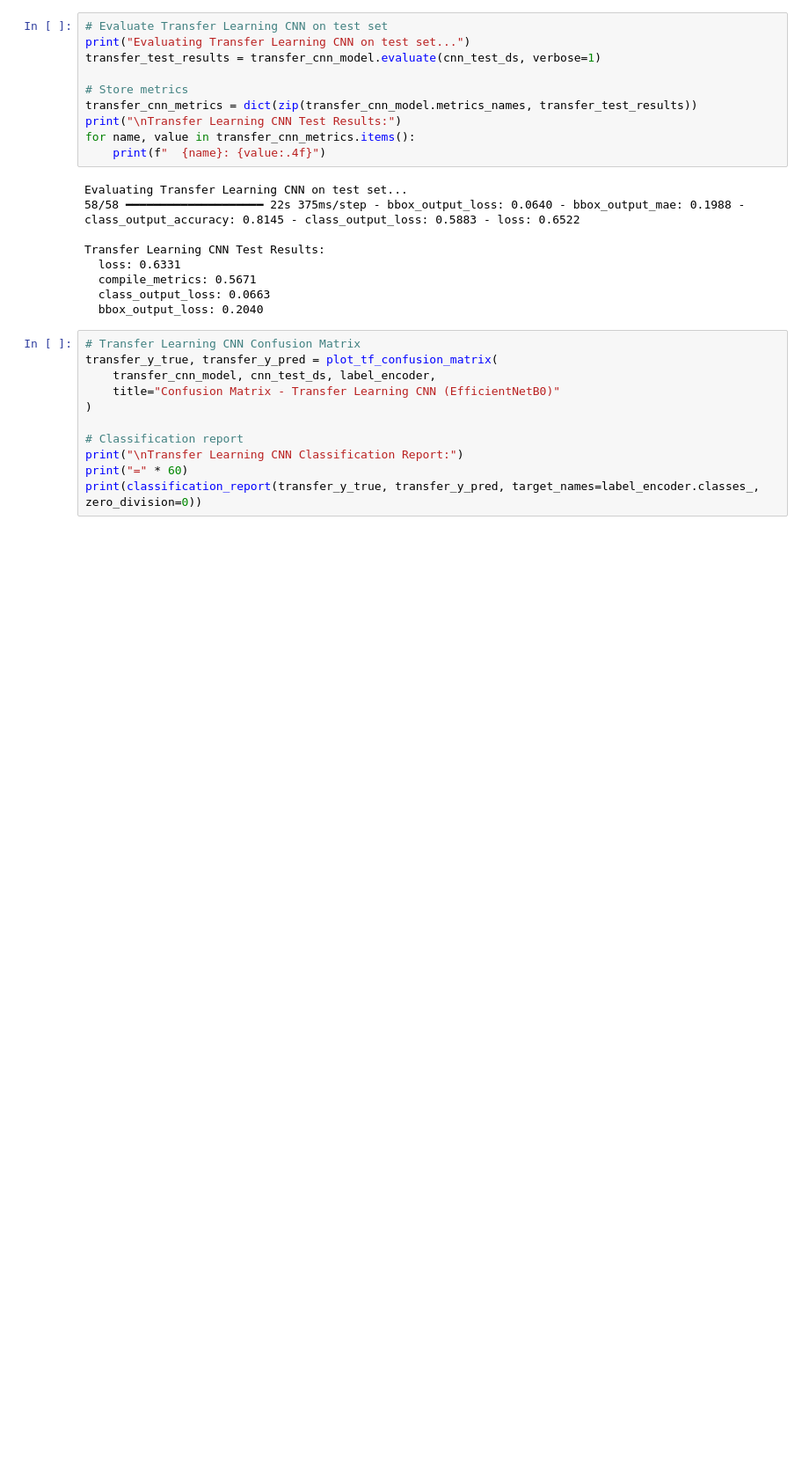
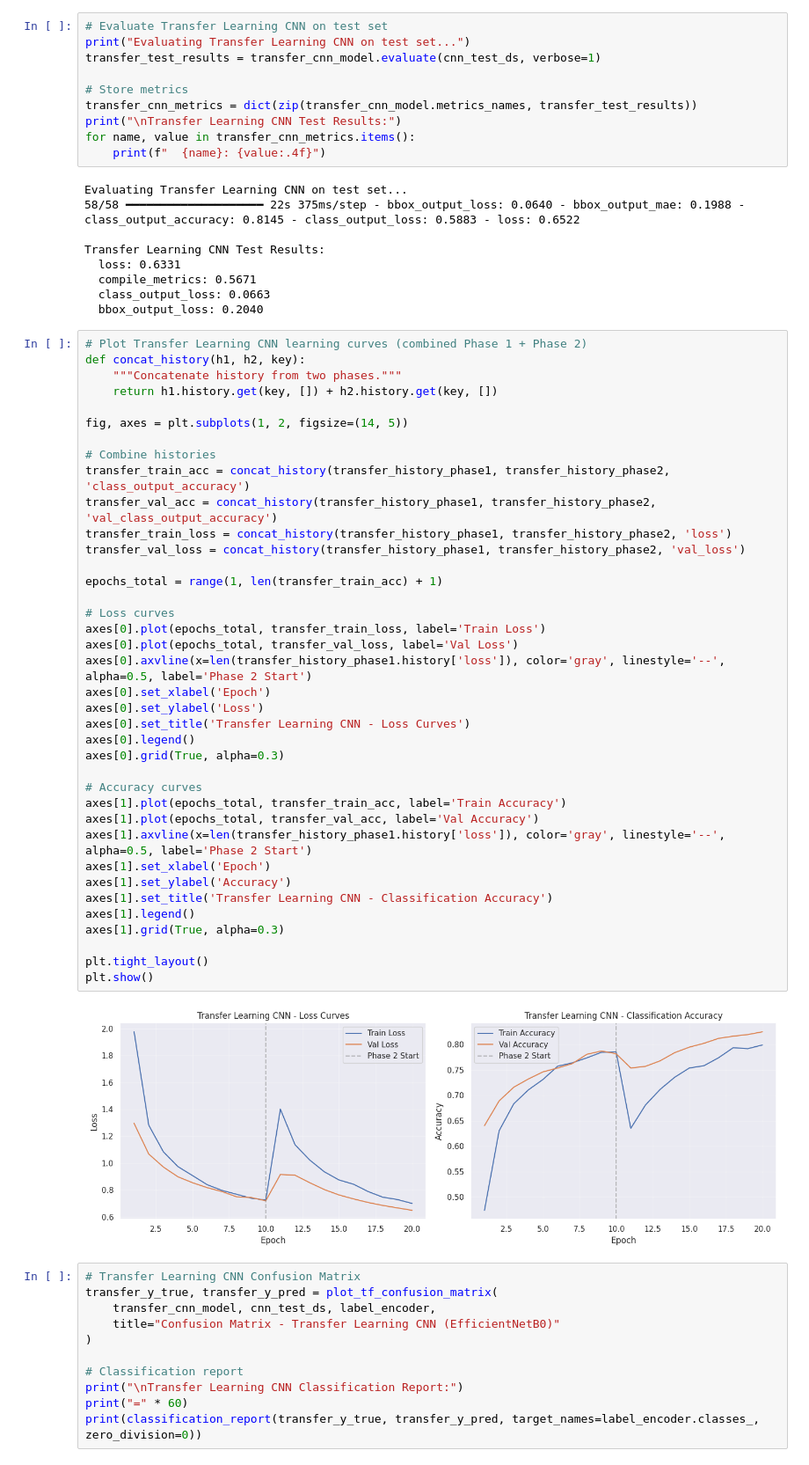
Before and after one commit to shaun-friedman/cv-serengeti-animal-detector, a Jupyter notebook: final_project.ipynb, the cells around one changed output. Shown at 88% size. Drawn from its saved outputs; the diff is of its cells as text; blank space fills up the shorter version.

```diff
--- a/final_project.ipynb
+++ b/final_project.ipynb
@@ -460,6 +1048,46 @@ Transfer Learning CNN Test Results:
   compile_metrics: 0.5671
   class_output_loss: 0.0663
   bbox_output_loss: 0.2040
+# %%
+# Plot Transfer Learning CNN learning curves (combined Phase 1 + Phase 2)
+def concat_history(h1, h2, key):
+    """Concatenate history from two phases."""
+    return h1.history.get(key, []) + h2.history.get(key, [])
+
+fig, axes = plt.subplots(1, 2, figsize=(14, 5))
+
+# Combine histories
+transfer_train_acc = concat_history(transfer_history_phase1, transfer_history_phase2, 'class_output_accuracy')
+transfer_val_acc = concat_history(transfer_history_phase1, transfer_history_phase2, 'val_class_output_accuracy')
+transfer_train_loss = concat_history(transfer_history_phase1, transfer_history_phase2, 'loss')
+transfer_val_loss = concat_history(transfer_history_phase1, transfer_history_phase2, 'val_loss')
+
+epochs_total = range(1, len(transfer_train_acc) + 1)
+
+# Loss curves
+axes[0].plot(epochs_total, transfer_train_loss, label='Train Loss')
+axes[0].plot(epochs_total, transfer_val_loss, label='Val Loss')
+axes[0].axvline(x=len(transfer_history_phase1.history['loss']), color='gray', linestyle='--', alpha=0.5, label='Phase 2 Start')
+axes[0].set_xlabel('Epoch')
+axes[0].set_ylabel('Loss')
+axes[0].set_title('Transfer Learning CNN - Loss Curves')
+axes[0].legend()
+axes[0].grid(True, alpha=0.3)
+
+# Accuracy curves
+axes[1].plot(epochs_total, transfer_train_acc, label='Train Accuracy')
+axes[1].plot(epochs_total, transfer_val_acc, label='Val Accuracy')
+axes[1].axvline(x=len(transfer_history_phase1.history['loss']), color='gray', linestyle='--', alpha=0.5, label='Phase 2 Start')
+axes[1].set_xlabel('Epoch')
+axes[1].set_ylabel('Accuracy')
+axes[1].set_title('Transfer Learning CNN - Classification Accuracy')
+axes[1].legend()
+axes[1].grid(True, alpha=0.3)
+
+plt.tight_layout()
+plt.show()
+# %% [output]
+[figure, added]
 # %%
 # Transfer Learning CNN Confusion Matrix
 transfer_y_true, transfer_y_pred = plot_tf_confusion_matrix(
```
Also changed, not shown: parts of 24 cells of this notebook.
